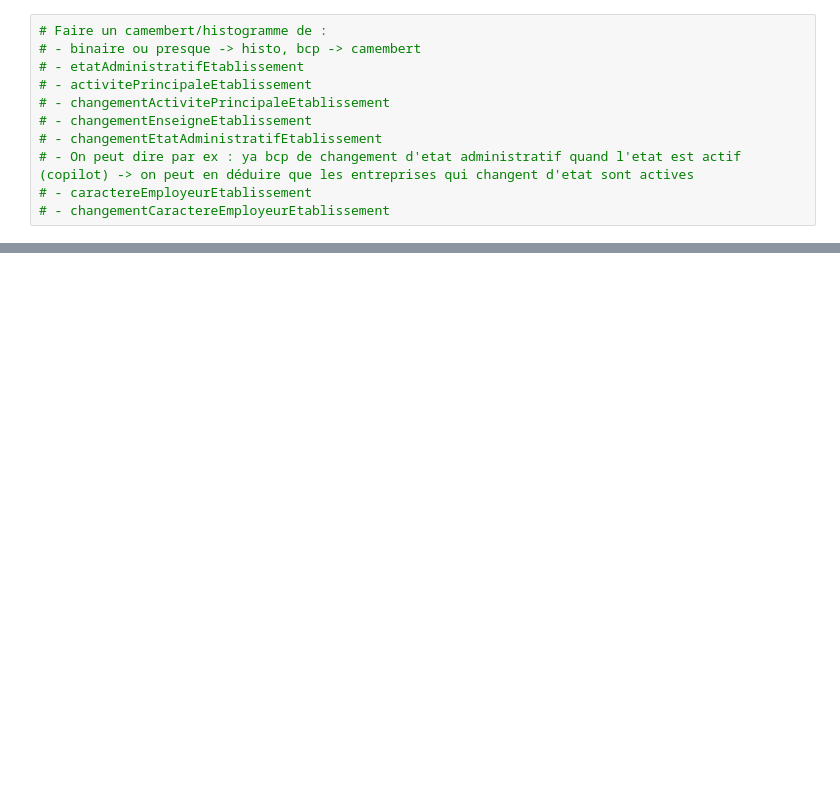
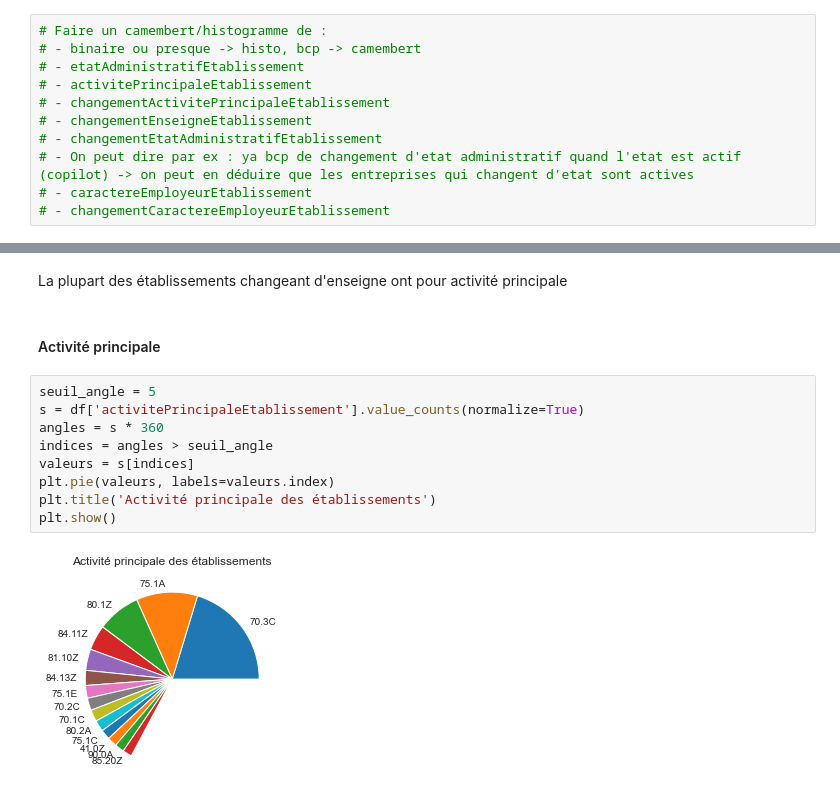
Before and after one commit to JonathanLouamba/Projet_GGVie, a Jupyter notebook: Detection_EtablissementHist_GGVIE.ipynb, the cells around one changed output, grey strips where cells are left out. Drawn from its saved outputs; the diff is of its cells as text; blank space fills up the shorter version.

```diff
--- a/Detection_EtablissementHist_GGVIE.ipynb
+++ b/Detection_EtablissementHist_GGVIE.ipynb
@@ -269,0 +240,15 @@ plt.pie(df['activitePrincipaleEtablissement'].value_counts(normalize=True), labe
+# %% [markdown]
+La plupart des établissements changeant d'enseigne ont pour activité principale
+# %% [markdown]
+#### Activité principale
+# %%
+seuil_angle = 5
+s = df['activitePrincipaleEtablissement'].value_counts(normalize=True)
+angles = s * 360
+indices = angles > seuil_angle
+valeurs = s[indices]
+plt.pie(valeurs, labels=valeurs.index)
+plt.title('Activité principale des établissements')
+plt.show()
+# %% [output]
+[figure, added]
```
Also changed, not shown: parts of 19 cells of this notebook.
